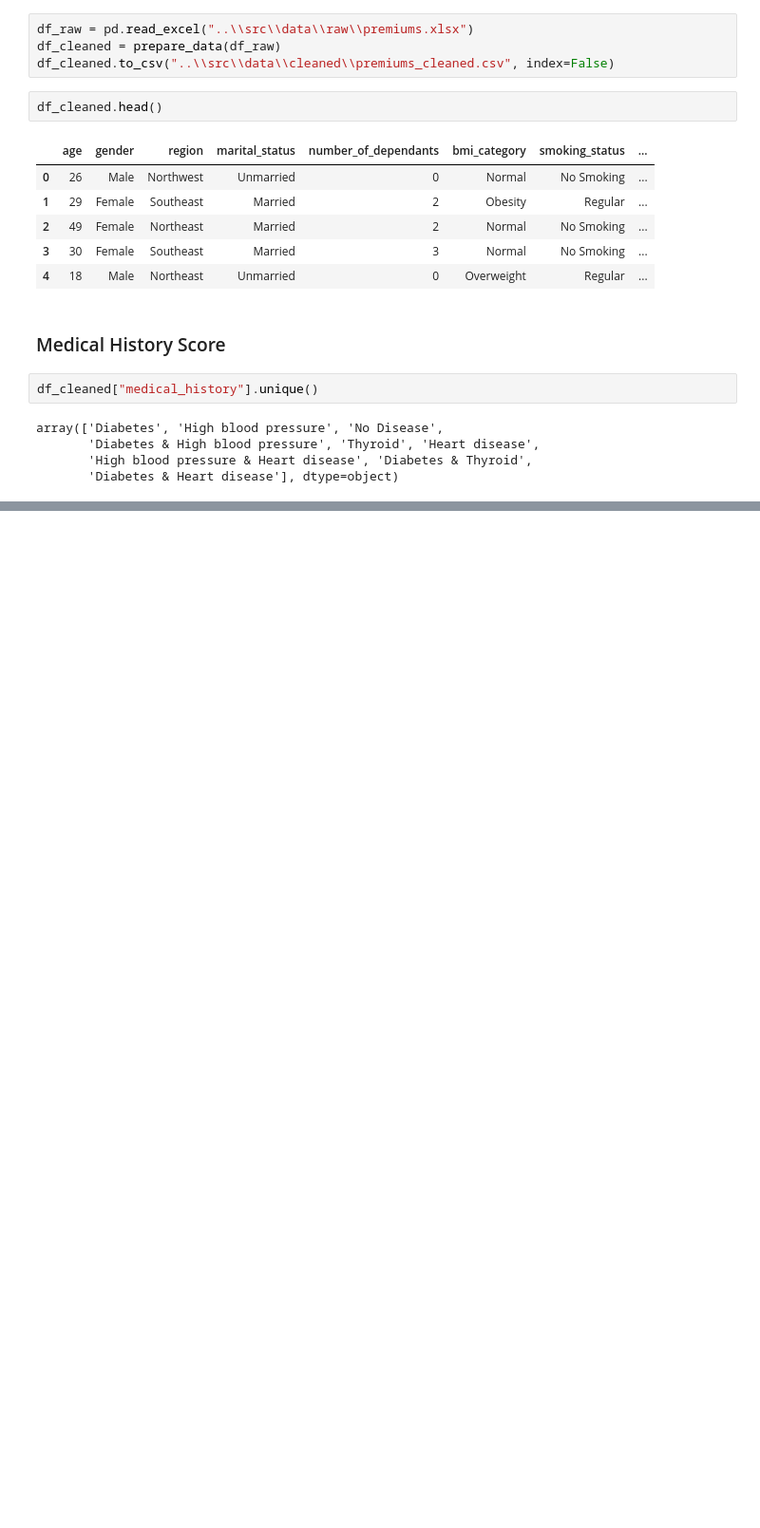
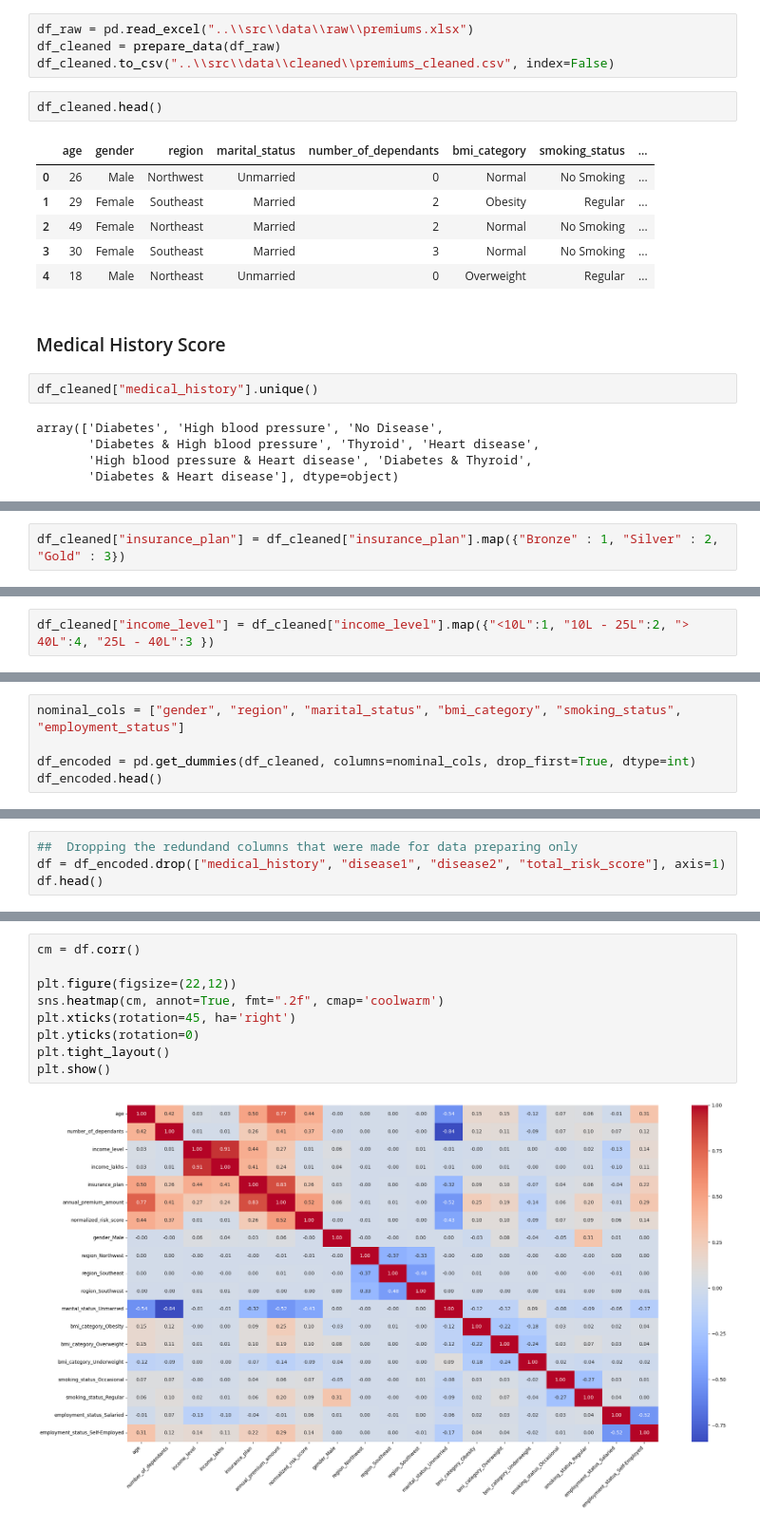
Before and after one commit to HMurawski/Health-Insurance-Model, a Jupyter notebook: notebooks/02_feature_engineering.ipynb, the cells around one changed output, grey strips where cells are left out. Shown: that part at 95% size. Saved outputs shown, nothing was run; the diff lists cells and outputs as text; blank space fills up the shorter version.

Commit message:
columns encoding, handling VIF

```diff
--- a/notebooks/02_feature_engineering.ipynb
+++ b/notebooks/02_feature_engineering.ipynb
@@ -38,0 +87,2 @@ array(['Diabetes', 'High blood pressure', 'No Disease',
+# %%
+df_cleaned["insurance_plan"] = df_cleaned["insurance_plan"].map({"Bronze" : 1, "Silver" : 2, "Gold" : 3})
@@ -38,0 +93,2 @@ array(['Diabetes', 'High blood pressure', 'No Disease',
+# %%
+df_cleaned["income_level"] = df_cleaned["income_level"].map({"<10L":1, "10L - 25L":2, "> 40L":4, "25L - 40L":3 })
@@ -38,0 +97,5 @@ array(['Diabetes', 'High blood pressure', 'No Disease',
+# %%
+nominal_cols = ["gender", "region", "marital_status", "bmi_category", "smoking_status", "employment_status"]
+
+df_encoded = pd.get_dummies(df_cleaned, columns=nominal_cols, drop_first=True, dtype=int)
+df_encoded.head()
@@ -38,0 +130,4 @@ array(['Diabetes', 'High blood pressure', 'No Disease',
+# %%
+##  Dropping the redundand columns that were made for data preparing only
+df = df_encoded.drop(["medical_history", "disease1", "disease2", "total_risk_score"], axis=1)
+df.head()
@@ -38,0 +141,11 @@ array(['Diabetes', 'High blood pressure', 'No Disease',
+# %%
+cm = df.corr()
+
+plt.figure(figsize=(22,12))
+sns.heatmap(cm, annot=True, fmt=".2f", cmap='coolwarm')
+plt.xticks(rotation=45, ha='right')
+plt.yticks(rotation=0)
+plt.tight_layout()
+plt.show()
+# %% [output]
+[figure, added]
```
Also changed, not shown: parts of 20 cells of this notebook.
